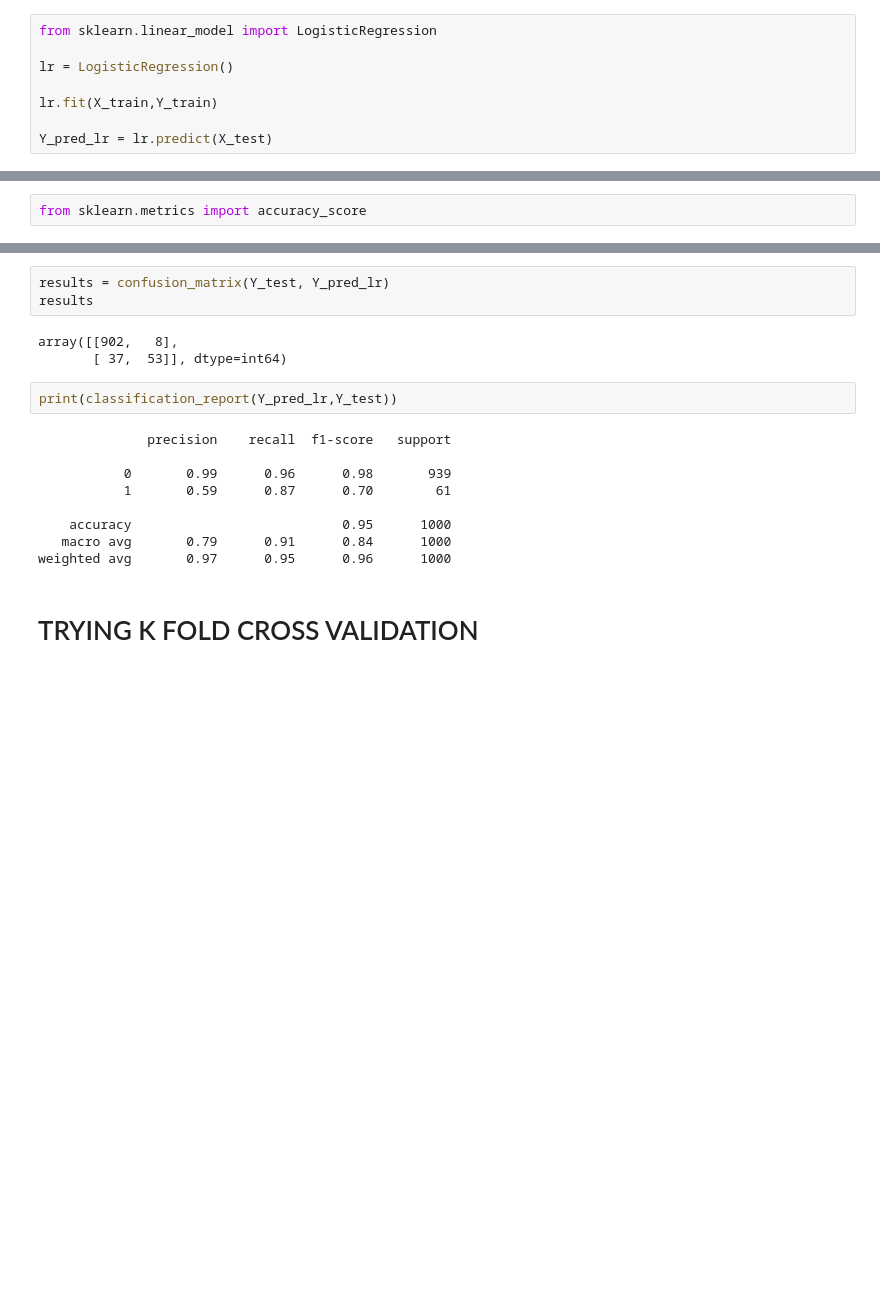
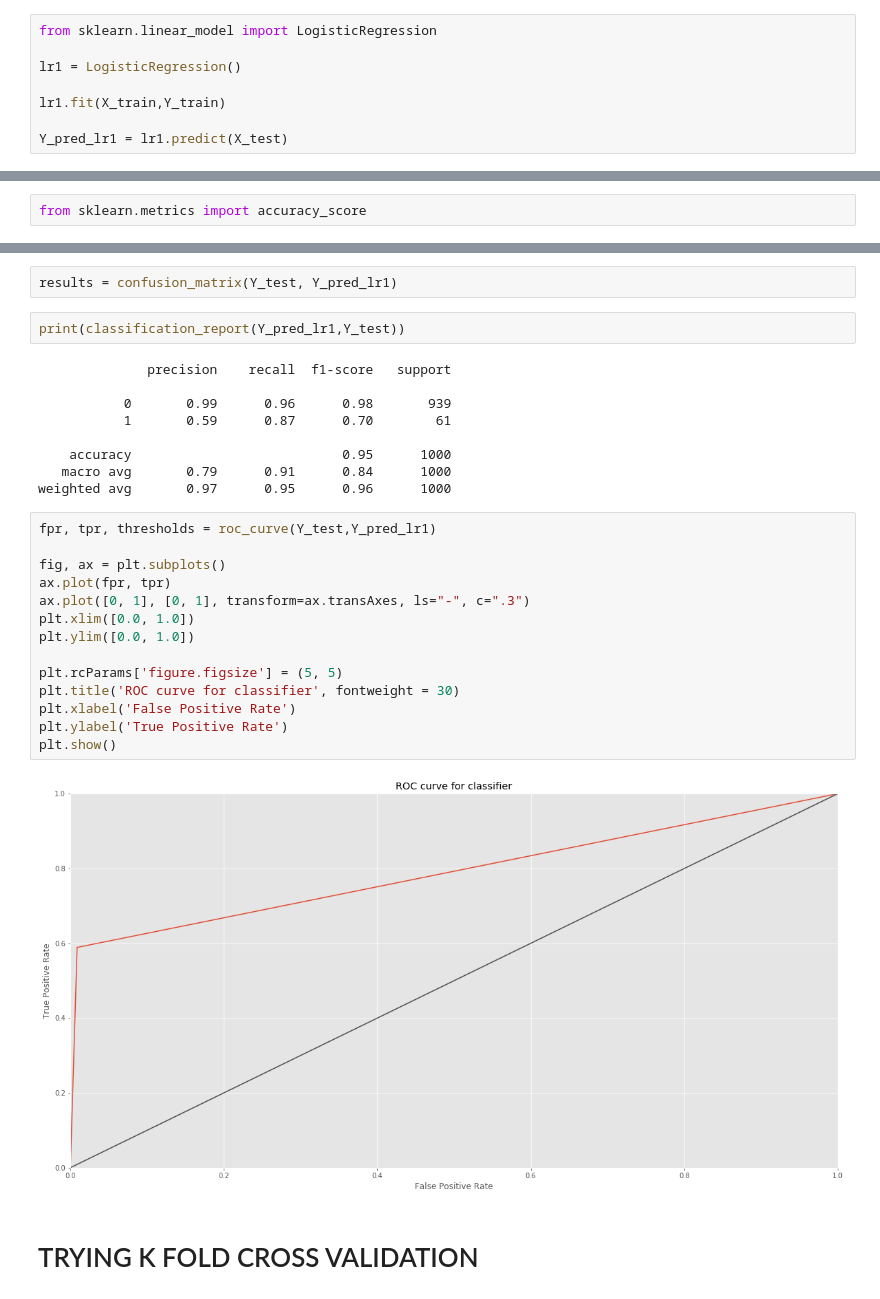
Before and after one commit to Rahul1582/Bank-Loan-Classification, a Jupyter notebook: Bank Loan Classification.ipynb, the cells around one changed output, grey strips where cells are left out. Drawn from its saved outputs; the diff is of its cells as text; blank space fills up the shorter version.

```diff
--- a/Bank Loan Classification.ipynb
+++ b/Bank Loan Classification.ipynb
@@ -353,11 +359,11 @@ from imblearn.over_sampling import RandomOverSampler
 # %%
 from sklearn.linear_model import LogisticRegression
 
-lr = LogisticRegression()
+lr1 = LogisticRegression()
 
-lr.fit(X_train,Y_train)
+lr1.fit(X_train,Y_train)
 
-Y_pred_lr = lr.predict(X_test)
+Y_pred_lr1 = lr1.predict(X_test)
 # %% [output]
 STOP: TOTAL NO. of ITERATIONS REACHED LIMIT.
 
@@ -375,13 +381,9 @@ print("The accuracy score achieved using Logistic Regression is: "+str(score_lr)
 # %% [output]
 The accuracy score achieved using Logistic Regression is: 95.5 %
 # %%
-results = confusion_matrix(Y_test, Y_pred_lr)
-results
+results = confusion_matrix(Y_test, Y_pred_lr1)
-# %% [output]
-array([[902,   8],
-       [ 37,  53]], dtype=int64)
 # %%
-print(classification_report(Y_pred_lr,Y_test))
+print(classification_report(Y_pred_lr1,Y_test))
 # %% [output]
               precision    recall  f1-score   support
 
@@ -391,6 +393,22 @@ print(classification_report(Y_pred_lr,Y_test))
     accuracy                           0.95      1000
    macro avg       0.79      0.91      0.84      1000
 weighted avg       0.97      0.95      0.96      1000
+# %%
+fpr, tpr, thresholds = roc_curve(Y_test,Y_pred_lr1)
+
+fig, ax = plt.subplots()
+ax.plot(fpr, tpr)
+ax.plot([0, 1], [0, 1], transform=ax.transAxes, ls="-", c=".3")
+plt.xlim([0.0, 1.0])
+plt.ylim([0.0, 1.0])
+
+plt.rcParams['figure.figsize'] = (5, 5)
+plt.title('ROC curve for classifier', fontweight = 30)
+plt.xlabel('False Positive Rate')
+plt.ylabel('True Positive Rate')
+plt.show()
+# %% [output]
+[figure, added]
 # %% [markdown]
 # TRYING K FOLD CROSS VALIDATION
 # %%
```
Also changed, not shown: parts of 44 cells of this notebook.
